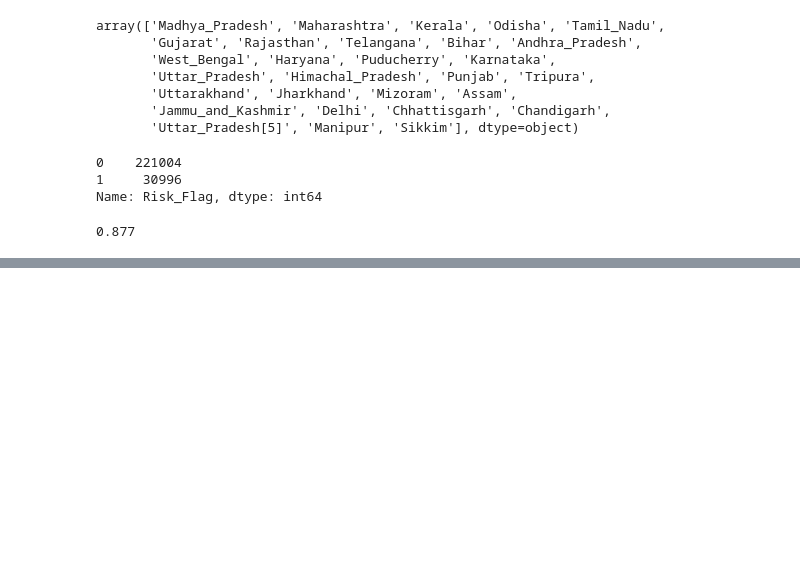
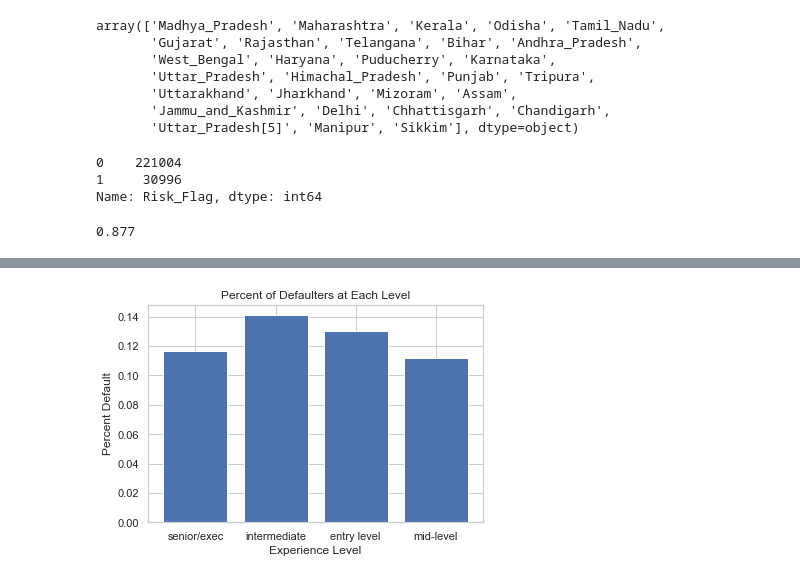
Before and after one commit to mattflaherty97/case-2-team-3, a Jupyter notebook: EDA/data_clean.ipynb, the cells around one changed output, grey strips where cells are left out. Drawn from its saved outputs; the diff is of its cells as text; code cells hidden in the pictures; blank space fills up the shorter version.

```diff
--- a/EDA/data_clean.ipynb
+++ b/EDA/data_clean.ipynb
@@ -155,0 +219,5 @@ data['Risk_Flag'].value_counts()[0] / data.shape[0]
+# %%
+executive = data['level'][data['Risk_Flag']==1].value_counts()[0] / data['level'].value_counts()[0]
+intermediate = data['level'][data['Risk_Flag']==1].value_counts()[1] / data['level'].value_counts()[1]
+entry = data['level'][data['Risk_Flag']==1].value_counts()[2] / data['level'].value_counts()[2]
+mid = data['level'][data['Risk_Flag']==1].value_counts()[3] / data['level'].value_counts()[3]
@@ -155,0 +231,8 @@ data['Risk_Flag'].value_counts()[0] / data.shape[0]
+# %%
+# percentage of defaulters at each level
+plt.bar(data['level'].value_counts().index, [executive,intermediate,entry,mid])
+plt.title('Percent of Defaulters at Each Level')
+plt.ylabel('Percent Default');
+plt.xlabel('Experience Level');
+# %% [output]
+[figure, added]
```
Also changed, not shown: parts of 10 cells of this notebook.
